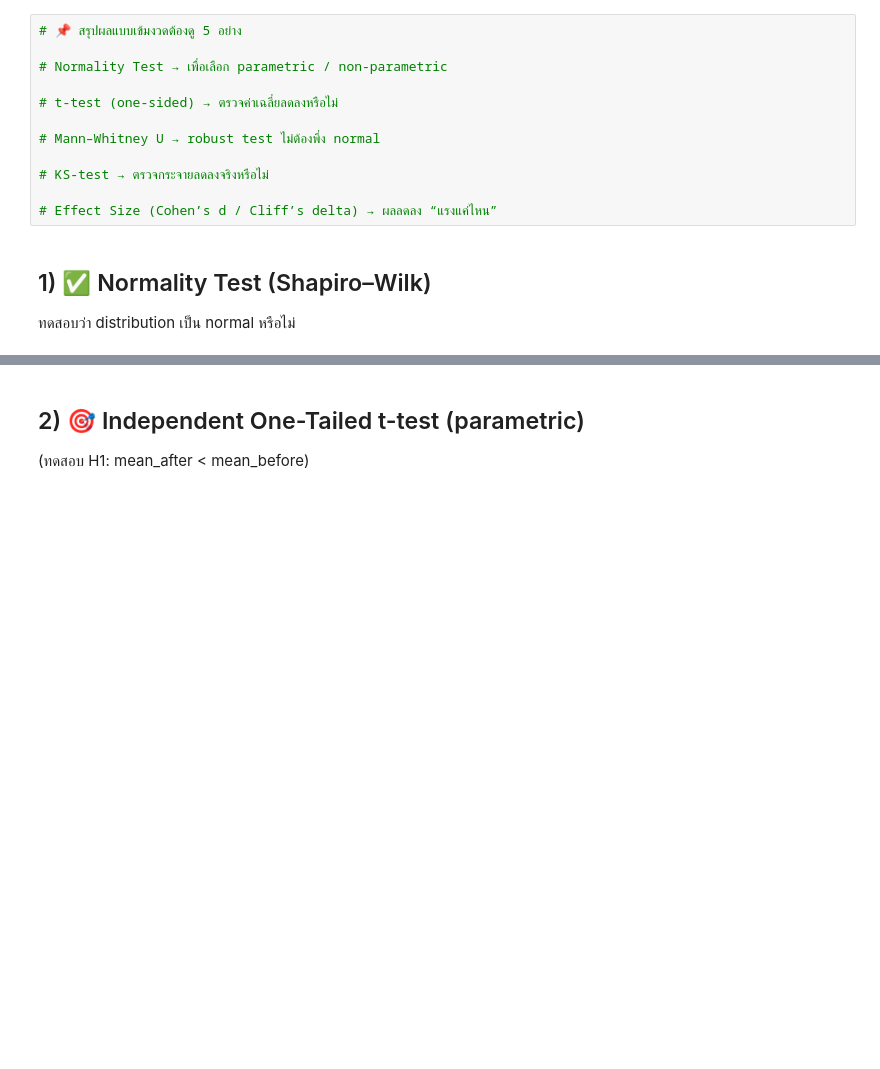
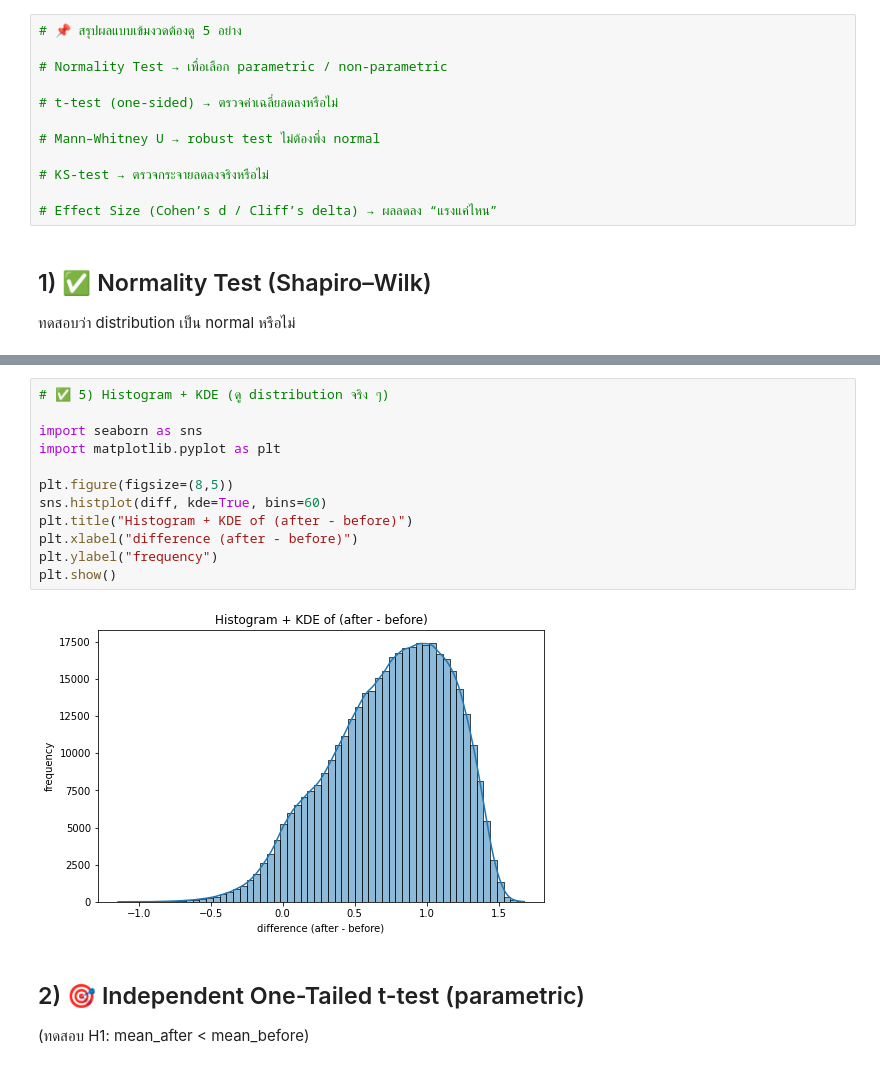
Before and after one commit to Peckkie/Face-Recognition-Statistical-Test-2025, a Jupyter notebook: Difference-Person-Statistical-Test.ipynb, the cells around one changed output, grey strips where cells are left out. Drawn from its saved outputs; the diff is of its cells as text; blank space fills up the shorter version.

```diff
--- a/Difference-Person-Statistical-Test.ipynb
+++ b/Difference-Person-Statistical-Test.ipynb
@@ -159,3 +266,17 @@ Shapiro Test – Same After : ShapiroResult(statistic=0.888060450553894, pvalue=
+# %%
+# ✅ 5) Histogram + KDE (ดู distribution จริง ๆ)
+
+import seaborn as sns
+import matplotlib.pyplot as plt
+
+plt.figure(figsize=(8,5))
+sns.histplot(diff, kde=True, bins=60)
+plt.title("Histogram + KDE of (after - before)")
+plt.xlabel("difference (after - before)")
+plt.ylabel("frequency")
+plt.show()
+# %% [output]
+[figure, added]
 # %% [markdown]
 ##  2) 🎯 Independent One-Tailed t-test (parametric)
 
```
Also changed, not shown: parts of 12 cells of this notebook, 6 other files.
